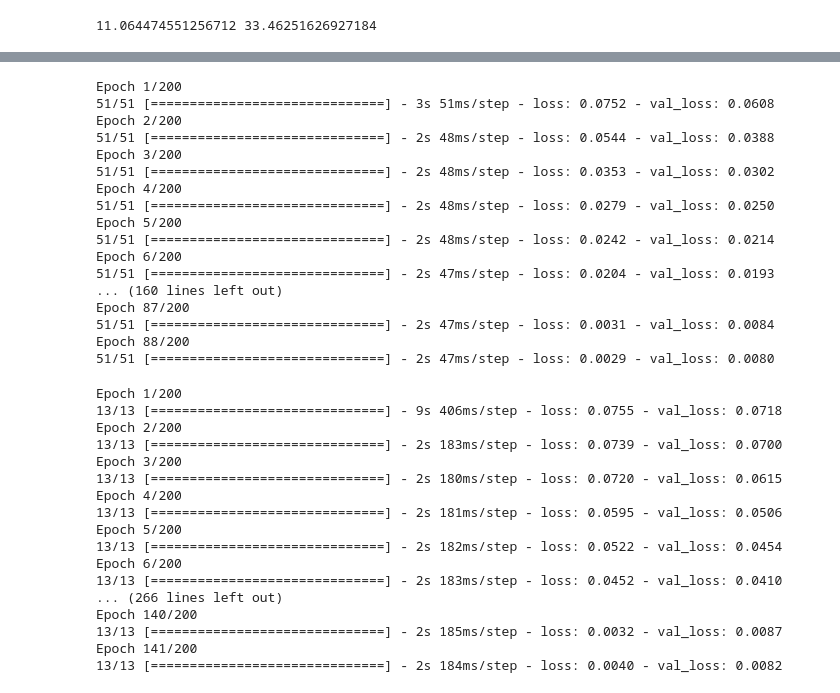
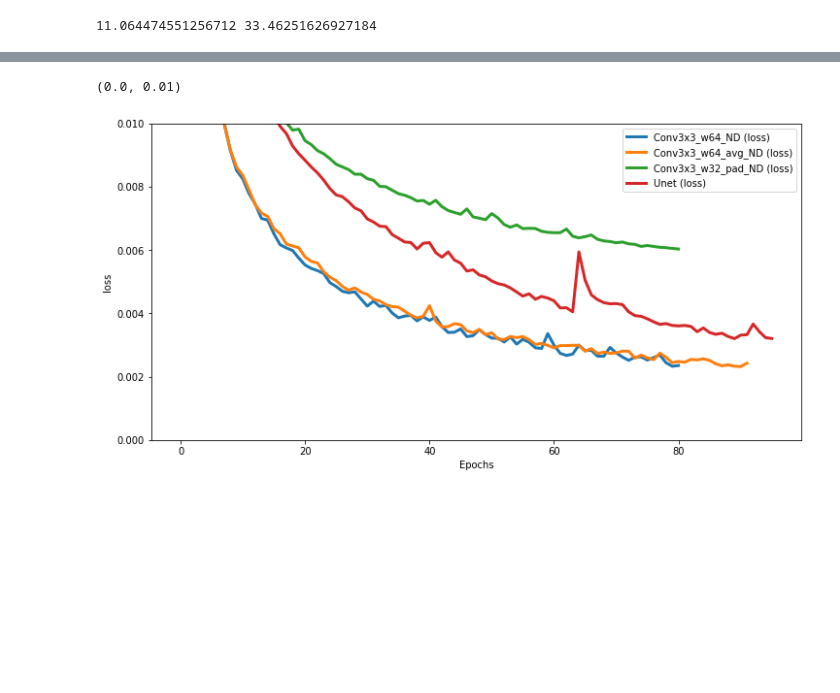
Before and after one commit to Greveley/AutoEncoderImageDenoise, a Jupyter notebook: TrainAndEval_SynSeis.ipynb, the cells around one changed output, grey strips where cells are left out. Saved outputs shown, nothing was run; the diff lists cells and outputs as text; code cells hidden in the pictures; blank space fills up the shorter version.

```diff
--- a/TrainAndEval_SynSeis.ipynb
+++ b/TrainAndEval_SynSeis.ipynb
@@ -269,57 +312,21 @@ Epoch 85/200
 # %%
-batch_size= 32
-epochs = 200
-Conv3x3_w128_hist = Conv3x3_w128.fit( NS_train_conv_resh_ten_w128, S_train_conv_resh_ten_w128,
-                            batch_size = batch_size,
-                            epochs = epochs,
-                            shuffle=True,
-                            validation_data =(NS_test_conv_resh_ten_w128,S_test_conv_resh_ten_w128),
-                            use_multiprocessing=True,
-                            callbacks=[callback])
+# batch_size= 32
+# epochs = 200
+# Conv3x3_w32_avg_hist = Conv3x3_w32_avg.fit( NS_train_conv_resh_w32, S_train_conv_resh_w32,
+#                             batch_size = batch_size,
+#                             epochs = epochs,
+#                             shuffle=True,
+#                             validation_data =(NS_test_conv_resh_w32,S_test_conv_resh_w32),
+#                             use_multiprocessing=True,
+#                             callbacks=[callback])
-# %% [output]
-Epoch 1/200
-51/51 [==============================] - 3s 51ms/step - loss: 0.0752 - val_loss: 0.0608
-Epoch 2/200
-51/51 [==============================] - 2s 48ms/step - loss: 0.0544 - val_loss: 0.0388
-Epoch 3/200
-51/51 [==============================] - 2s 48ms/step - loss: 0.0353 - val_loss: 0.0302
-Epoch 4/200
-51/51 [==============================] - 2s 48ms/step - loss: 0.0279 - val_loss: 0.0250
-Epoch 5/200
-51/51 [==============================] - 2s 48ms/step - loss: 0.0242 - val_loss: 0.0214
-Epoch 6/200
-51/51 [==============================] - 2s 47ms/step - loss: 0.0204 - val_loss: 0.0193
-... (160 lines left out)
-Epoch 87/200
-51/51 [==============================] - 2s 47ms/step - loss: 0.0031 - val_loss: 0.0084
-Epoch 88/200
-51/51 [==============================] - 2s 47ms/step - loss: 0.0029 - val_loss: 0.0080
 # %%
-batch_size= 32
-epochs = 200
-Conv3x3_w256_hist = Conv3x3_w256.fit( NS_train_conv_resh_ten_w256, S_train_conv_resh_ten_w256,
-                            batch_size = batch_size,
-                            epochs = epochs,
-                            shuffle=True,
-                            validation_data =(NS_test_conv_resh_ten_w256,S_test_conv_resh_ten_w256),
-                            use_multiprocessing=True,
-                            callbacks=[callback])
+# batch_size= 32
+# epochs = 200
+# Conv3x3_w64_avg_hist = Conv3x3_w64_avg.fit( NS_train_conv_resh_w64, S_train_conv_resh_w64,
+#                             batch_size = batch_size,
+#                             epochs = epochs,
+#                             shuffle=True,
+#                             validation_data =(NS_test_conv_resh_w64,S_test_conv_resh_w64),
+#                             use_multiprocessing=True,
+#                             callbacks=[callback])
-# %% [output]
-Epoch 1/200
-13/13 [==============================] - 9s 406ms/step - loss: 0.0755 - val_loss: 0.0718
-Epoch 2/200
-13/13 [==============================] - 2s 183ms/step - loss: 0.0739 - val_loss: 0.0700
-Epoch 3/200
-13/13 [==============================] - 2s 180ms/step - loss: 0.0720 - val_loss: 0.0615
-Epoch 4/200
-13/13 [==============================] - 2s 181ms/step - loss: 0.0595 - val_loss: 0.0506
-Epoch 5/200
-13/13 [==============================] - 2s 182ms/step - loss: 0.0522 - val_loss: 0.0454
-Epoch 6/200
-13/13 [==============================] - 2s 183ms/step - loss: 0.0452 - val_loss: 0.0410
-... (266 lines left out)
-Epoch 140/200
-13/13 [==============================] - 2s 185ms/step - loss: 0.0032 - val_loss: 0.0087
-Epoch 141/200
-13/13 [==============================] - 2s 184ms/step - loss: 0.0040 - val_loss: 0.0082
 # %%
@@ -371,4 +379,10 @@ hists= store_hist(hists,pd.DataFrame(Conv3x3_w256_hist.history),"Conv3x3_w256_ND
 # hists= store_hist(hists,pd.DataFrame(modelConv3x3_v3_hist.history),"ConvUpsc_v3_100img")
 
 hists.to_csv('/content/drive/MyDrive/Programming/ML/AutoEncoderImageDenoise/models/perf/hists.csv')
+# %%
+plot_perf(hists,['Conv3x3_w64_ND','Conv3x3_w64_avg_ND','Conv3x3_w32_pad_ND','Unet'],['loss'])
+plt.ylim((0,0.01))
+# %% [output]
+(0.0, 0.01)
+[figure, added]
 # %%
```
Also changed, not shown: parts of 39 cells of this notebook, 1 other file.
